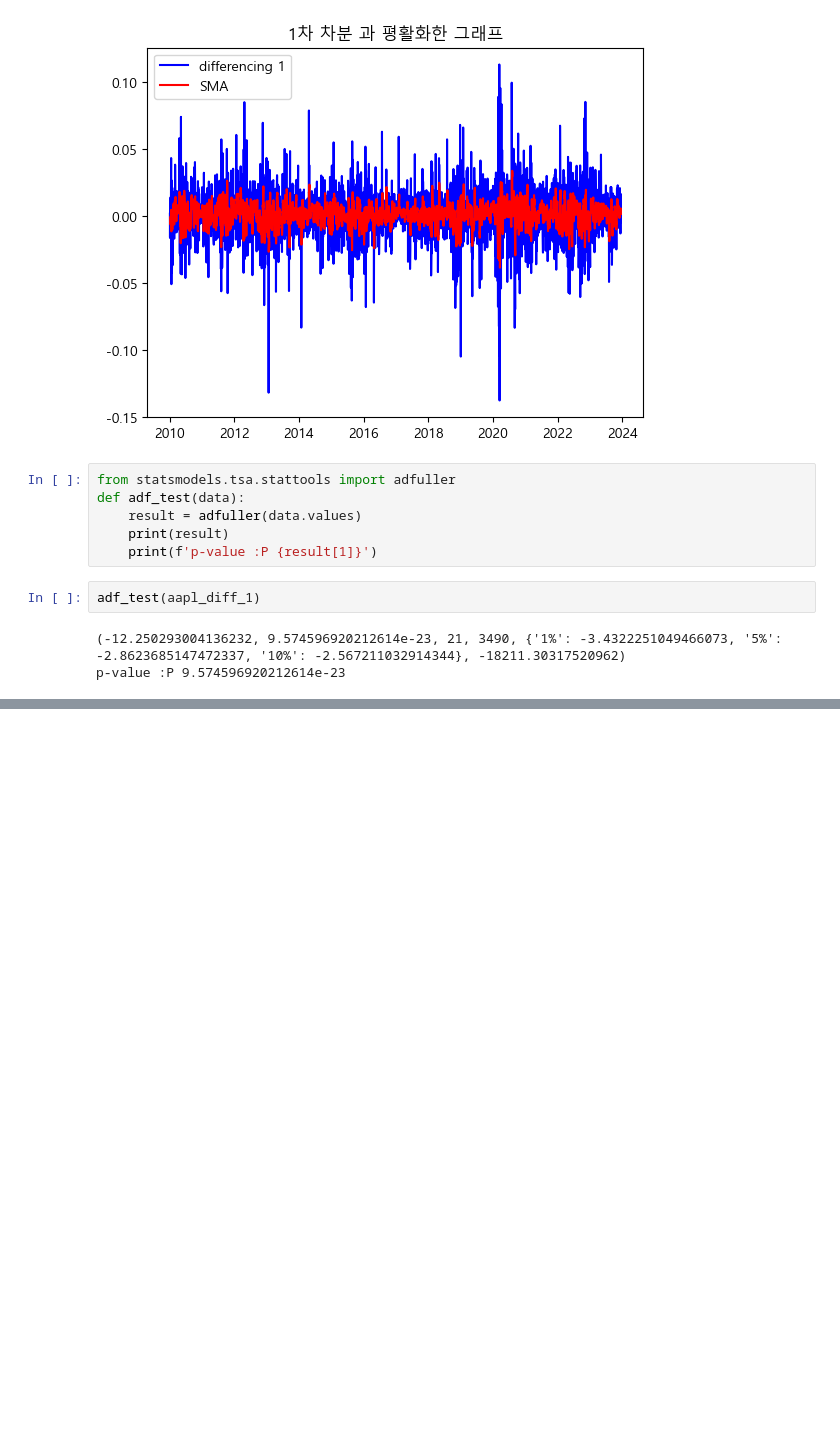
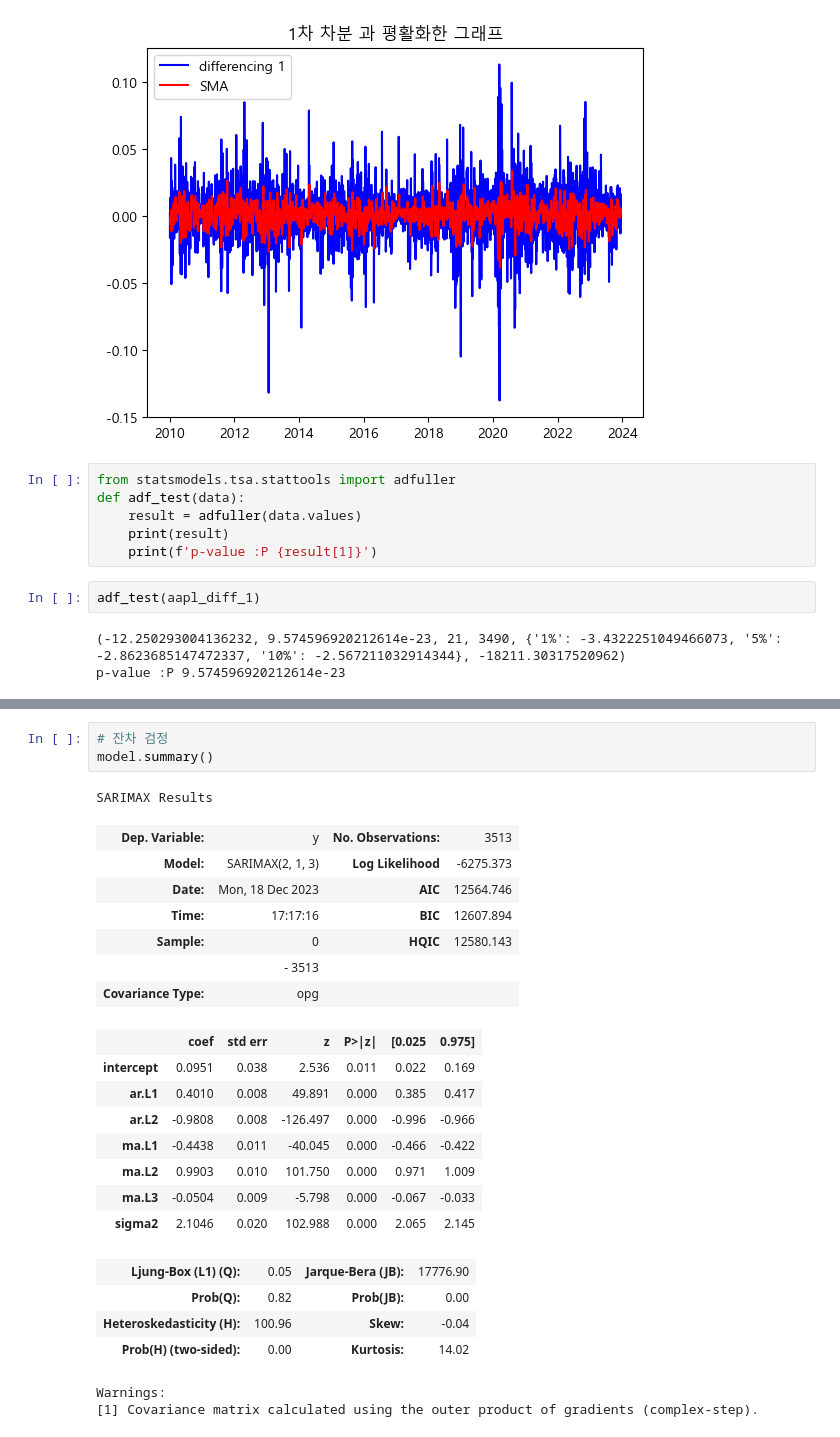
Before and after one commit to kbigdata009/ml, a Jupyter notebook: 시계열예측.ipynb, the cells around one changed output, grey strips where cells are left out. Saved outputs shown, nothing was run; the diff lists cells and outputs as text; blank space fills up the shorter version.

```diff
--- a/시계열예측.ipynb
+++ b/시계열예측.ipynb
@@ -223,0 +272,26 @@ p-value :P 9.574596920212614e-23
+# %%
+# 잔차 검정
+model.summary()
+# %% [output]
+SARIMAX Results
+| Dep. Variable: | y | No. Observations: | 3513 |
+| Model: | SARIMAX(2, 1, 3) | Log Likelihood | -6275.373 |
+| Date: | Mon, 18 Dec 2023 | AIC | 12564.746 |
+| Time: | 17:17:16 | BIC | 12607.894 |
+| Sample: | 0 | HQIC | 12580.143 |
+|  | - 3513 |  |  |
+| Covariance Type: | opg |  |  |
+|  | coef | std err | z | P>|z| | [0.025 | 0.975] |
+| intercept | 0.0951 | 0.038 | 2.536 | 0.011 | 0.022 | 0.169 |
+| ar.L1 | 0.4010 | 0.008 | 49.891 | 0.000 | 0.385 | 0.417 |
+| ar.L2 | -0.9808 | 0.008 | -126.497 | 0.000 | -0.996 | -0.966 |
+| ma.L1 | -0.4438 | 0.011 | -40.045 | 0.000 | -0.466 | -0.422 |
+| ma.L2 | 0.9903 | 0.010 | 101.750 | 0.000 | 0.971 | 1.009 |
+| ma.L3 | -0.0504 | 0.009 | -5.798 | 0.000 | -0.067 | -0.033 |
+| sigma2 | 2.1046 | 0.020 | 102.988 | 0.000 | 2.065 | 2.145 |
+| Ljung-Box (L1) (Q): | 0.05 | Jarque-Bera (JB): | 17776.90 |
+| Prob(Q): | 0.82 | Prob(JB): | 0.00 |
+| Heteroskedasticity (H): | 100.96 | Skew: | -0.04 |
+| Prob(H) (two-sided): | 0.00 | Kurtosis: | 14.02 |
+Warnings:
+[1] Covariance matrix calculated using the outer product of gradients (complex-step).
```
Also changed, not shown: parts of 5 cells of this notebook.
